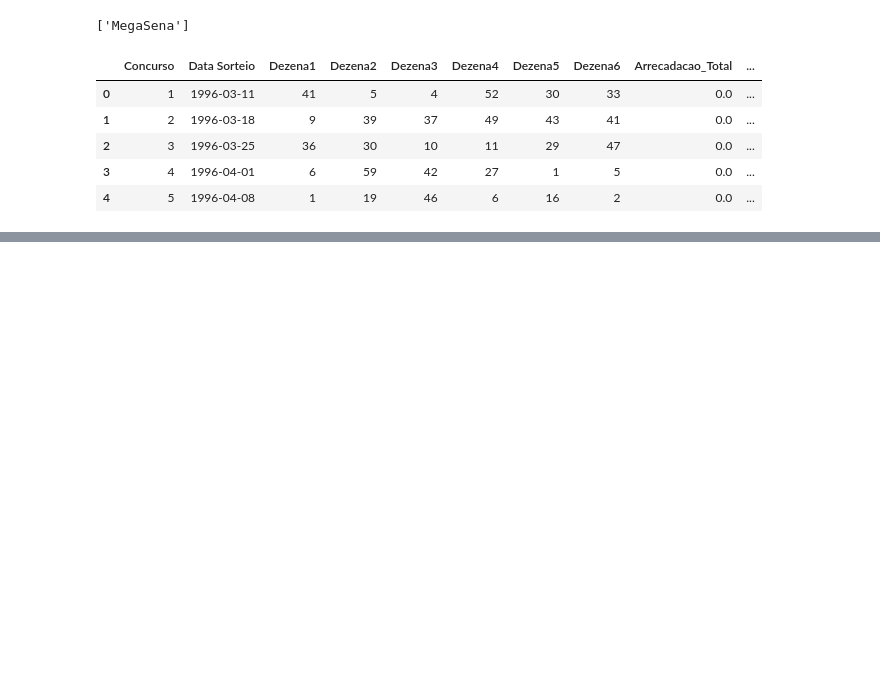
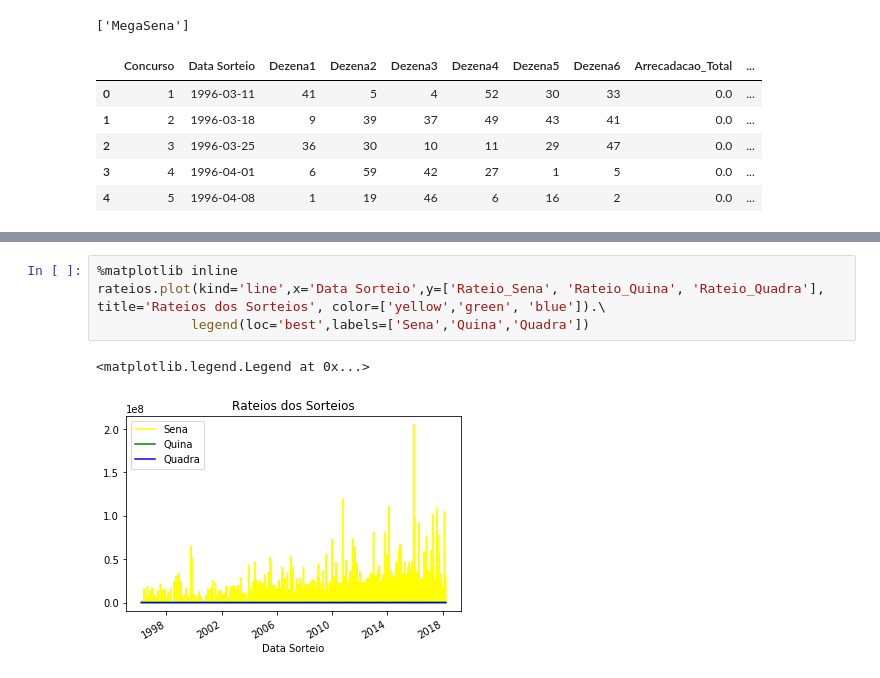
Before and after one commit to henriquedavid/megasena_analyse, a Jupyter notebook: Mega-Sena Analyse.ipynb, the cells around one changed output, grey strips where cells are left out. Drawn from its saved outputs; the diff is of its cells as text; blank space fills up the shorter version.

```diff
--- a/Mega-Sena Analyse.ipynb
+++ b/Mega-Sena Analyse.ipynb
@@ -83,0 +92,7 @@ Suponha que um viajante do tempo
+# %%
+%matplotlib inline
+rateios.plot(kind='line',x='Data Sorteio',y=['Rateio_Sena', 'Rateio_Quina', 'Rateio_Quadra'], title='Rateios dos Sorteios', color=['yellow','green', 'blue']).\
+            legend(loc='best',labels=['Sena','Quina','Quadra'])
+# %% [output]
+<matplotlib.legend.Legend at 0x...>
+[figure, added]
```
Also changed, not shown: parts of 3 cells of this notebook.
